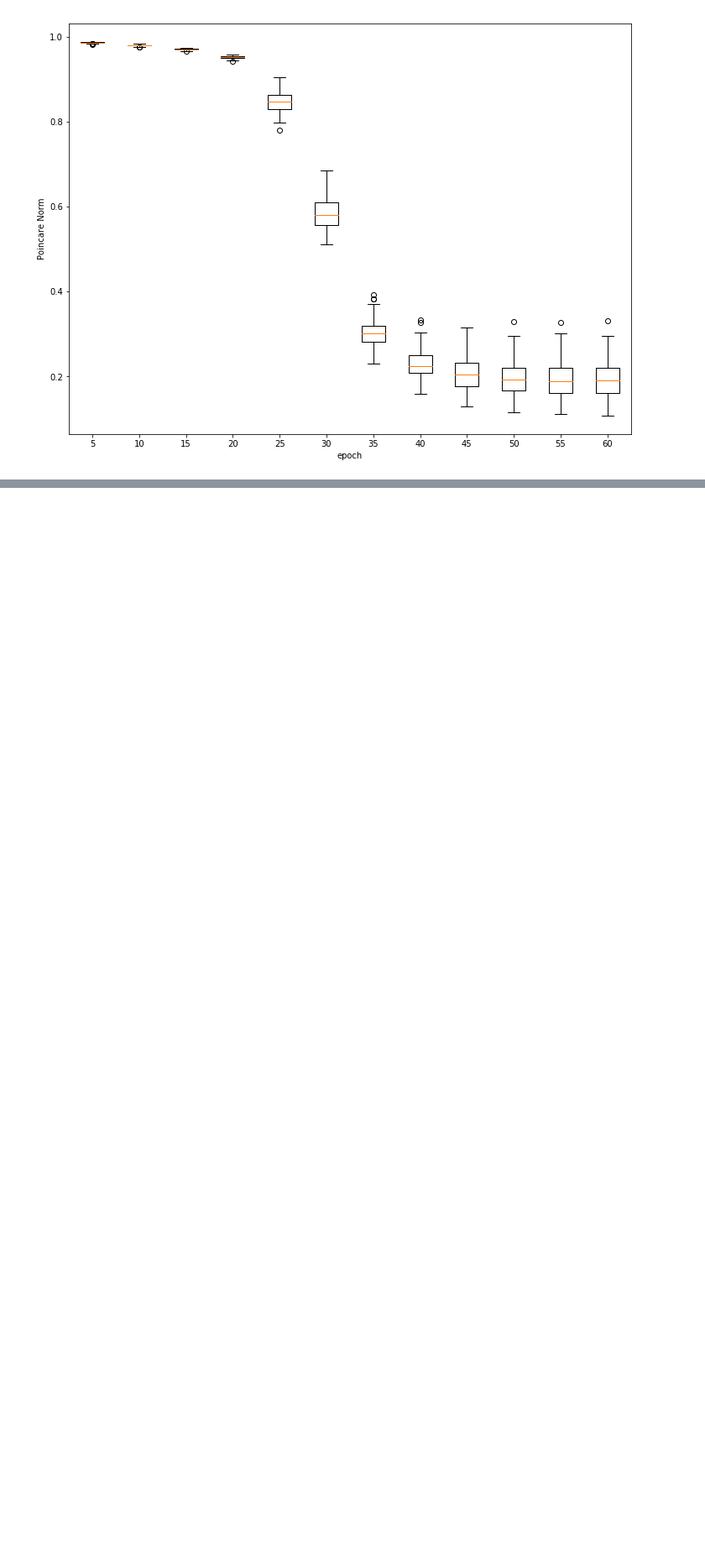
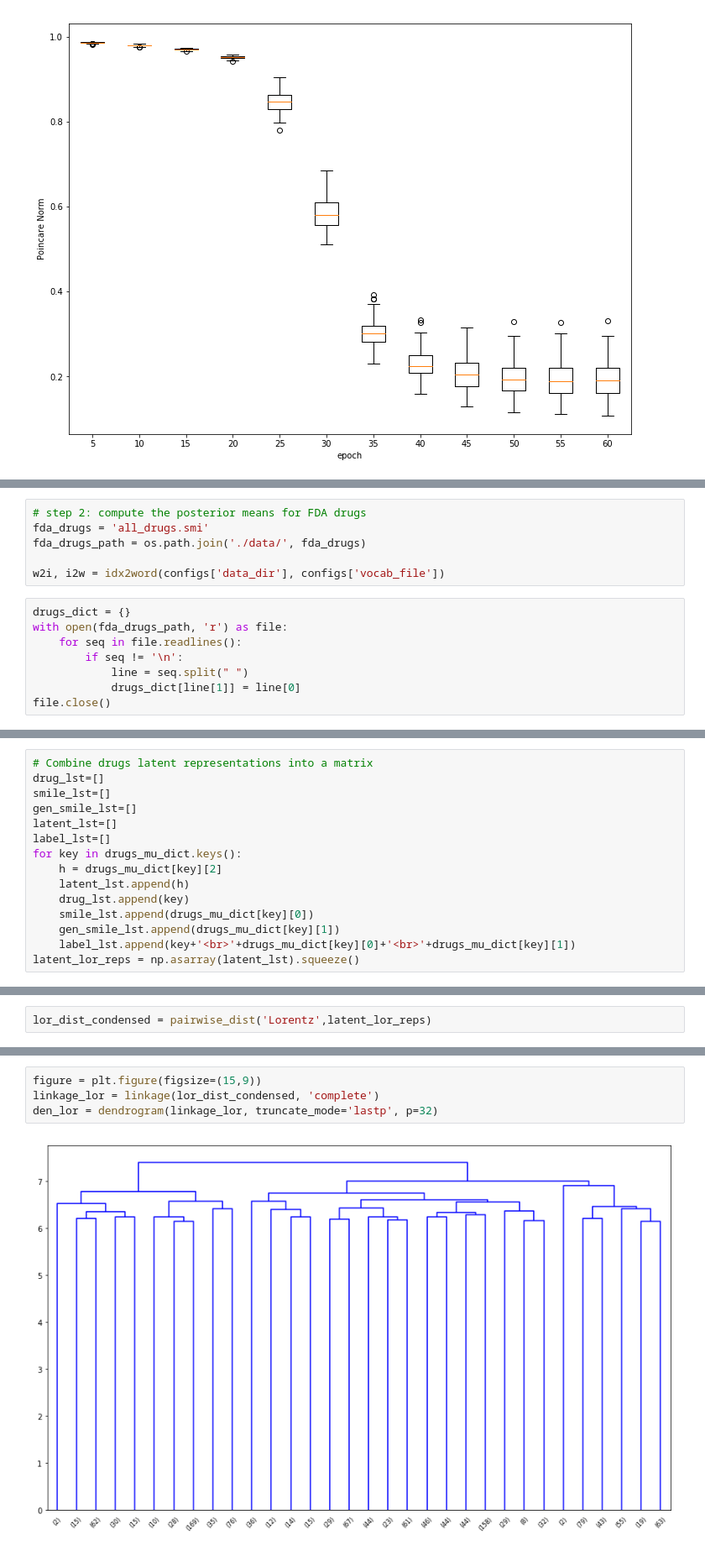
Before and after one commit to batmanlab/drugEmbedding, a Jupyter notebook: MolEmbedding/MolEmbedding Evaluation.ipynb, the cells around one changed output, grey strips where cells are left out. Shown at 84% size. Cells and saved outputs as stored; diff of their text form; blank space fills up the shorter version.

```diff
--- a/MolEmbedding/MolEmbedding Evaluation.ipynb
+++ b/MolEmbedding/MolEmbedding Evaluation.ipynb
@@ -545,0 +1287,14 @@ fig.show()
+# %%
+# step 2: compute the posterior means for FDA drugs
+fda_drugs = 'all_drugs.smi'
+fda_drugs_path = os.path.join('./data/', fda_drugs)
+
+w2i, i2w = idx2word(configs['data_dir'], configs['vocab_file'])
+# %%
+drugs_dict = {}
+with open(fda_drugs_path, 'r') as file:
+    for seq in file.readlines():
+        if seq != '\n':
+            line = seq.split(" ")
+            drugs_dict[line[1]] = line[0]
+file.close()
@@ -545,0 +1342,15 @@ fig.show()
+# %%
+# Combine drugs latent representations into a matrix
+drug_lst=[]
+smile_lst=[]
+gen_smile_lst=[]
+latent_lst=[]
+label_lst=[]
+for key in drugs_mu_dict.keys():
+    h = drugs_mu_dict[key][2]
+    latent_lst.append(h)
+    drug_lst.append(key)
+    smile_lst.append(drugs_mu_dict[key][0])
+    gen_smile_lst.append(drugs_mu_dict[key][1])
+    label_lst.append(key+'<br>'+drugs_mu_dict[key][0]+'<br>'+drugs_mu_dict[key][1])
+latent_lor_reps = np.asarray(latent_lst).squeeze()
@@ -545,0 +1419,2 @@ fig.show()
+# %%
+lor_dist_condensed = pairwise_dist('Lorentz',latent_lor_reps)
@@ -545,0 +1423,6 @@ fig.show()
+# %%
+figure = plt.figure(figsize=(15,9))
+linkage_lor = linkage(lor_dist_condensed, 'complete')
+den_lor = dendrogram(linkage_lor, truncate_mode='lastp', p=32)
+# %% [output]
+[figure, added]
```
Also changed, not shown: parts of 113 cells of this notebook.
